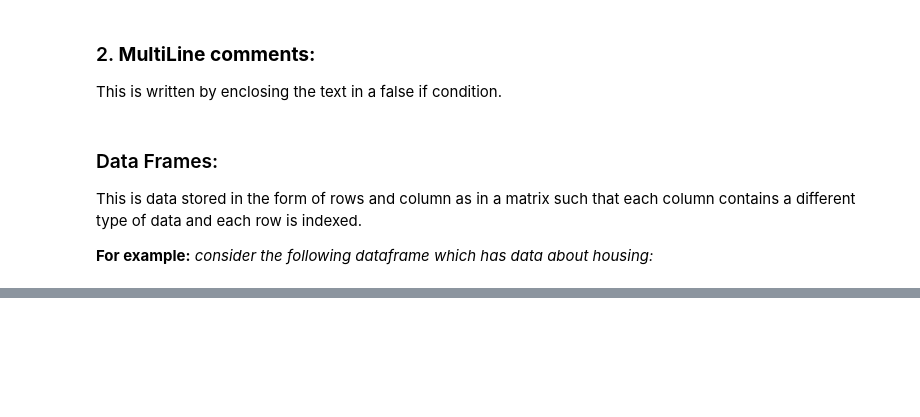
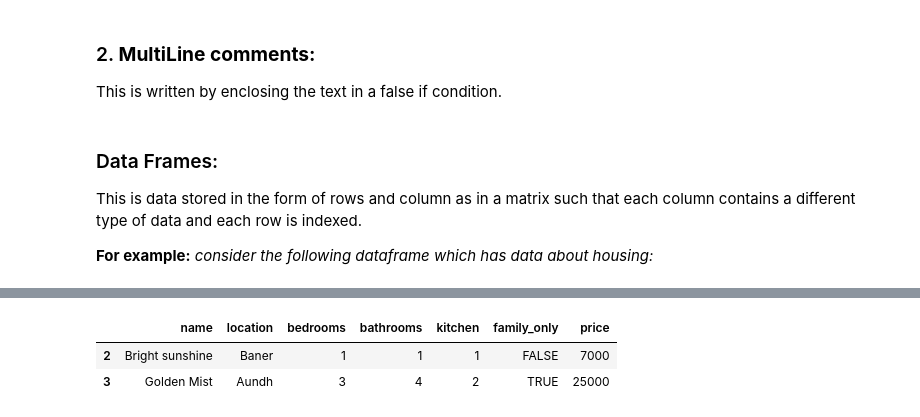
Before and after one commit to Zain-Saiyed/R-Programming, a Jupyter notebook: Introduction to R programming.ipynb, the cells around one changed output, grey strips where cells are left out. Cells and saved outputs as stored; diff of their text form; code cells hidden in the pictures; blank space fills up the shorter version.

```diff
--- a/Introduction to R programming.ipynb
+++ b/Introduction to R programming.ipynb
@@ -791,0 +1174,6 @@ house_data
+# %%
+house_data[2:3,]
+# %% [output]
+|  | name | location | bedrooms | bathrooms | kitchen | family_only | price |
+| 2 | Bright sunshine | Baner | 1 | 1 | 1 | FALSE | 7000 |
+| 3 | Golden Mist | Aundh | 3 | 4 | 2 | TRUE | 25000 |
```
Also changed, not shown: parts of 54 cells of this notebook.
